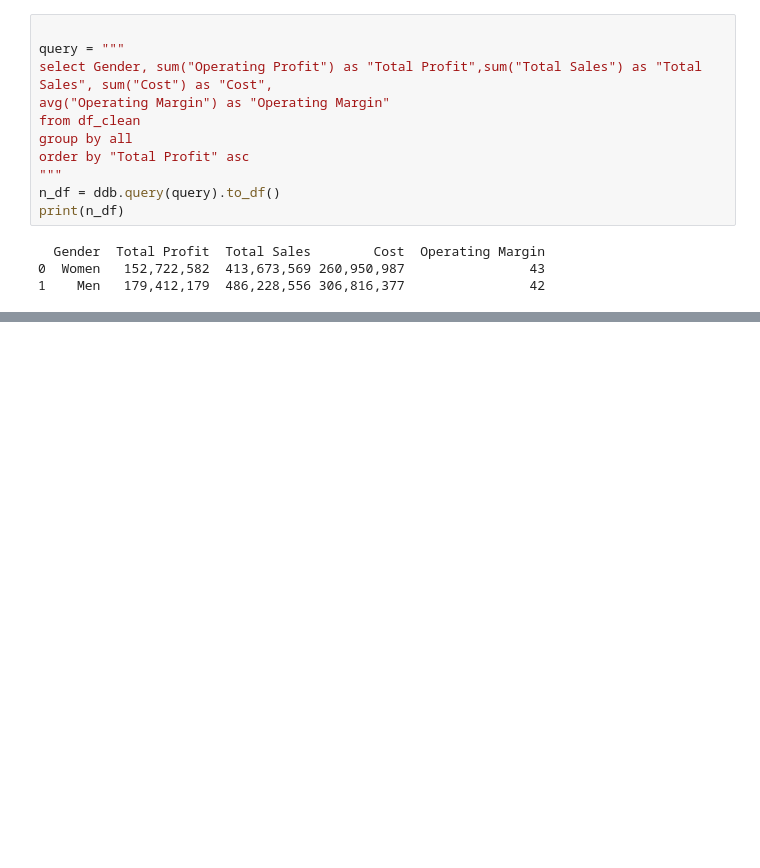
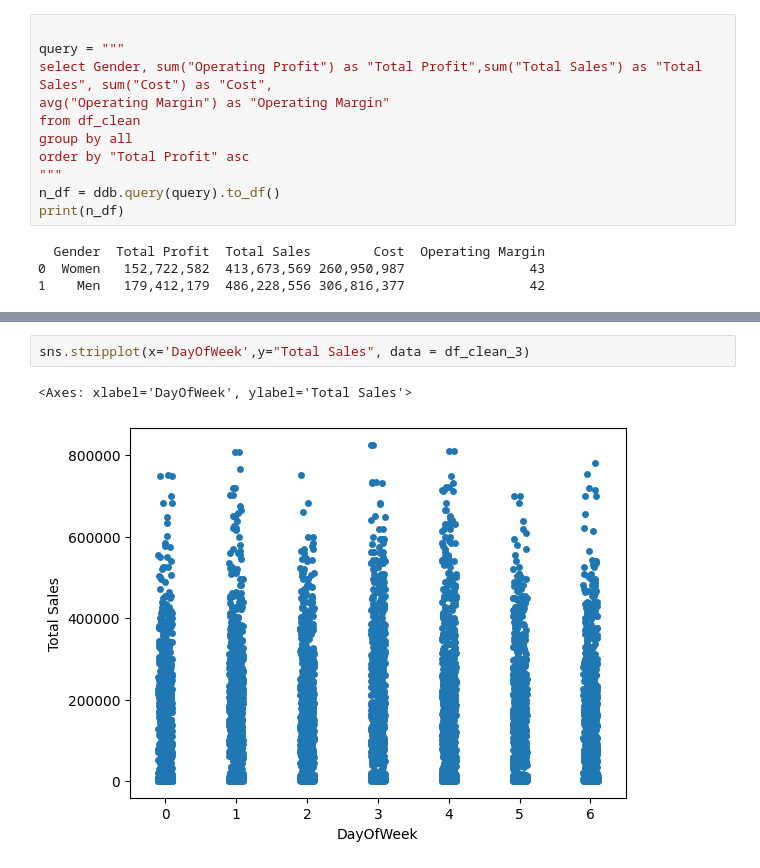
Before and after one commit to jaydenooi28/panda2, a Jupyter notebook: PandaTut.ipynb, the cells around one changed output, grey strips where cells are left out. Saved outputs shown, nothing was run; the diff lists cells and outputs as text; blank space fills up the shorter version.

```diff
--- a/PandaTut.ipynb
+++ b/PandaTut.ipynb
@@ -884,0 +885,5 @@ sns.jointplot(x="Total Sales",y="Cost",data=df_clean, kind="reg")
+# %%
+sns.stripplot(x='DayOfWeek',y="Total Sales", data = df_clean_3)
+# %% [output]
+<Axes: xlabel='DayOfWeek', ylabel='Total Sales'>
+[figure, added]
```
Also changed, not shown: parts of 8 cells of this notebook.
